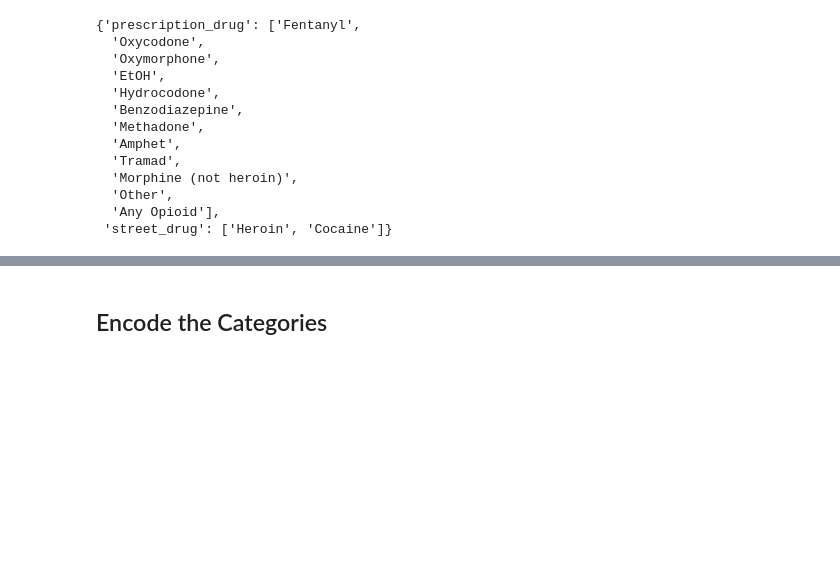
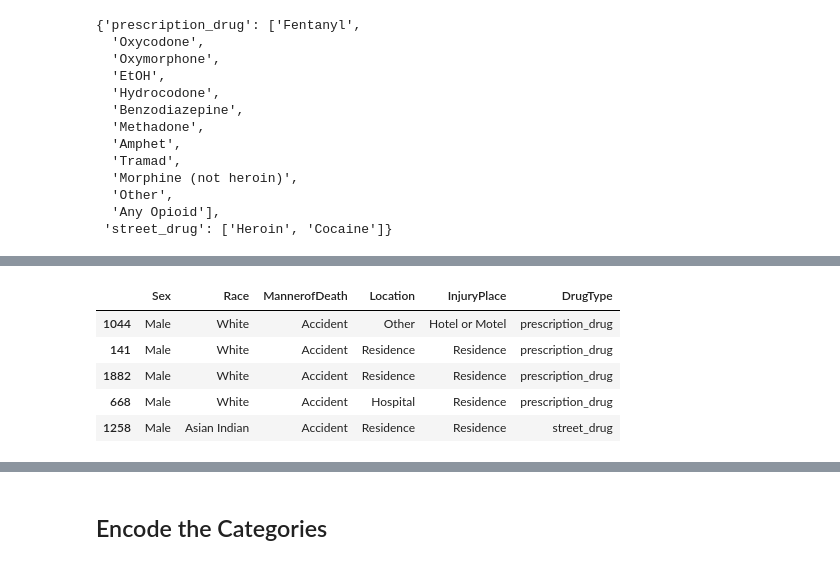
Before and after one commit to thilankam/opioid-data-ml, a Jupyter notebook: final_project.ipynb, the cells around one changed output, grey strips where cells are left out. Drawn from its saved outputs; the diff is of its cells as text; code cells hidden in the pictures; blank space fills up the shorter version.

```diff
--- a/final_project.ipynb
+++ b/final_project.ipynb
@@ -404,0 +641,10 @@ Name: DrugType, dtype: int64
+# %%
+train_set_cat = train_set.filter(['Sex','Race','MannerofDeath','Location', 'InjuryPlace', 'DrugType'], axis=1)
+train_set_cat.head()
+# %% [output]
+|  | Sex | Race | MannerofDeath | Location | InjuryPlace | DrugType |
+| 1044 | Male | White | Accident | Other | Hotel or Motel | prescription_drug |
+| 141 | Male | White | Accident | Residence | Residence | prescription_drug |
+| 1882 | Male | White | Accident | Residence | Residence | prescription_drug |
+| 668 | Male | White | Accident | Hospital | Residence | prescription_drug |
+| 1258 | Male | Asian Indian | Accident | Residence | Residence | street_drug |
```
Also changed, not shown: parts of 101 cells of this notebook.
